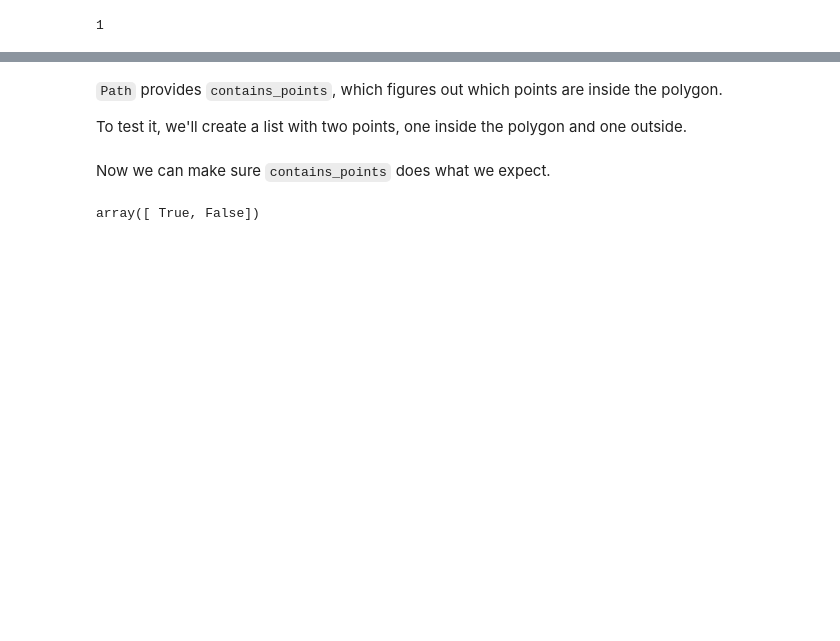
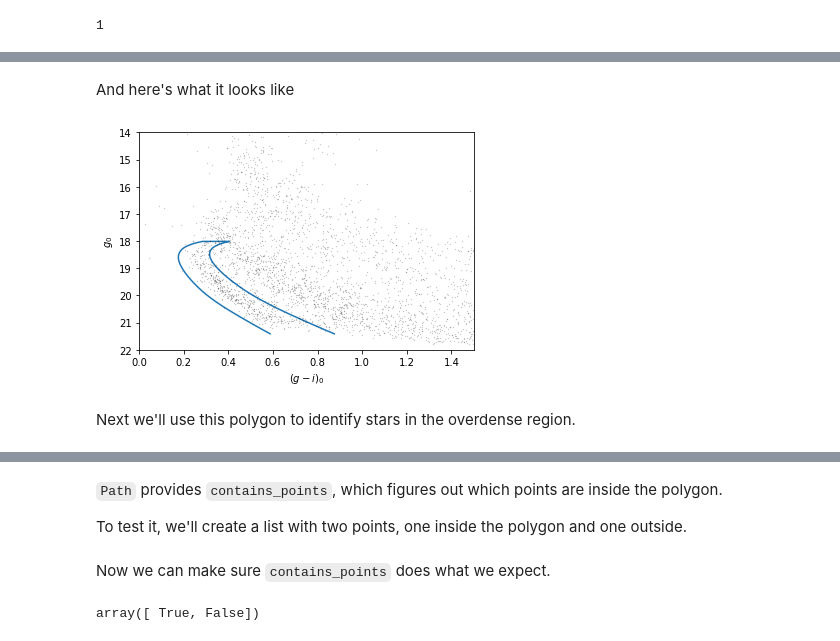
Before and after one commit to AllenDowney/AstronomicalData, a Jupyter notebook: 06_photo.ipynb, the cells around one changed output, grey strips where cells are left out. Saved outputs shown, nothing was run; the diff lists cells and outputs as text; code cells hidden in the pictures; blank space fills up the shorter version.

```diff
--- a/06_photo.ipynb
+++ b/06_photo.ipynb
@@ -392,0 +371,9 @@ Path(array([[ 0.26433692, 17.84253127],
+# %% [markdown]
+And here's what it looks like
+# %%
+loop.plot()
+plot_cmd(photo_table)
+# %% [output]
+[figure, added]
+# %% [markdown]
+Next we'll use this polygon to identify stars in the overdense region.
```
Also changed, not shown: parts of 94 cells of this notebook, 5 other files.
